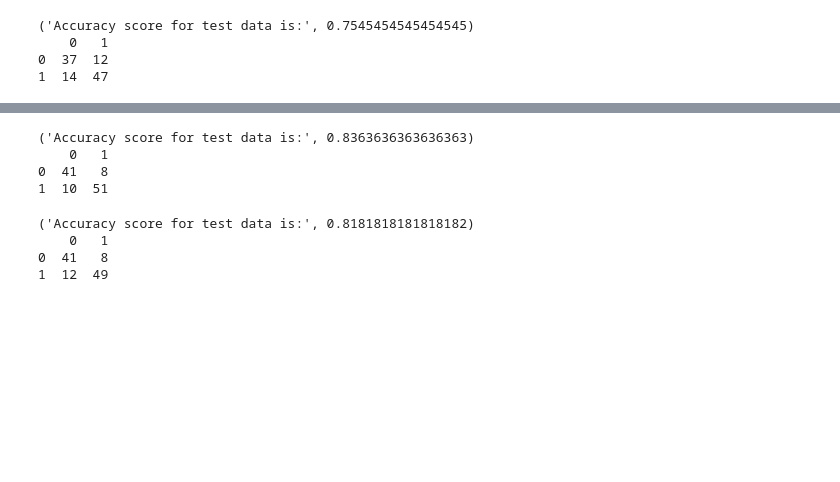
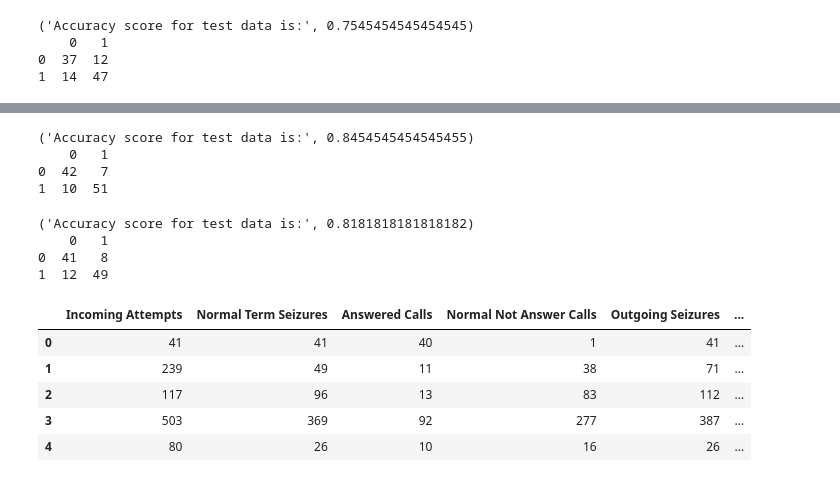
Before and after one commit to Mick2211/TataTelecomAI, a Jupyter notebook: NonLinearModel.ipynb, the cells around one changed output, grey strips where cells are left out. Saved outputs shown, nothing was run; the diff lists cells and outputs as text; code cells hidden in the pictures; blank space fills up the shorter version.

```diff
--- a/NonLinearModel.ipynb
+++ b/NonLinearModel.ipynb
@@ -115,8 +115,8 @@ print(confusion_matrix)
 # %%
 rf1 = RandomForestClassifier(random_state = 0,
-                                n_estimators = 15,
-                                min_samples_split = 2,
-                                min_samples_leaf = 1)
+                                n_estimators = 30,
+                                min_samples_split = 5,
+                                min_samples_leaf = 2)
 
 rf1.fit(X_train, y_train)
 y_pred_test = rf1.predict(X_test)
@@ -127,9 +127,9 @@ from sklearn.metrics import confusion_matrix
 confusion_matrix = pd.DataFrame(confusion_matrix(y_test, y_pred_test))
 print(confusion_matrix)
 # %% [output]
-('Accuracy score for test data is:', 0.8363636363636363)
+('Accuracy score for test data is:', 0.8454545454545455)
     0   1
-0  41   8
+0  42   7
 1  10  51
 # %%
 from sklearn.model_selection import RandomizedSearchCV
@@ -172 +172,12 @@ filename = 'finalized_model.sav'
 pickle.dump(Model, open(filename, 'wb'))
+# %%
+testdata = pd.read_csv("https://raw.githubusercontent.com/equester/TataTelecomAI/master/data_CC.csv")
+# %%
+testdata.head()
+# %% [output]
+|  | Incoming Attempts | Normal Term Seizures | Answered Calls | Normal Not Answer Calls | Outgoing Seizures | ... |
+| 0 | 41 | 41 | 40 | 1 | 41 | ... |
+| 1 | 239 | 49 | 11 | 38 | 71 | ... |
+| 2 | 117 | 96 | 13 | 83 | 112 | ... |
+| 3 | 503 | 369 | 92 | 277 | 387 | ... |
+| 4 | 80 | 26 | 10 | 16 | 26 | ... |
```
Also changed, not shown: parts of 7 cells of this notebook.
